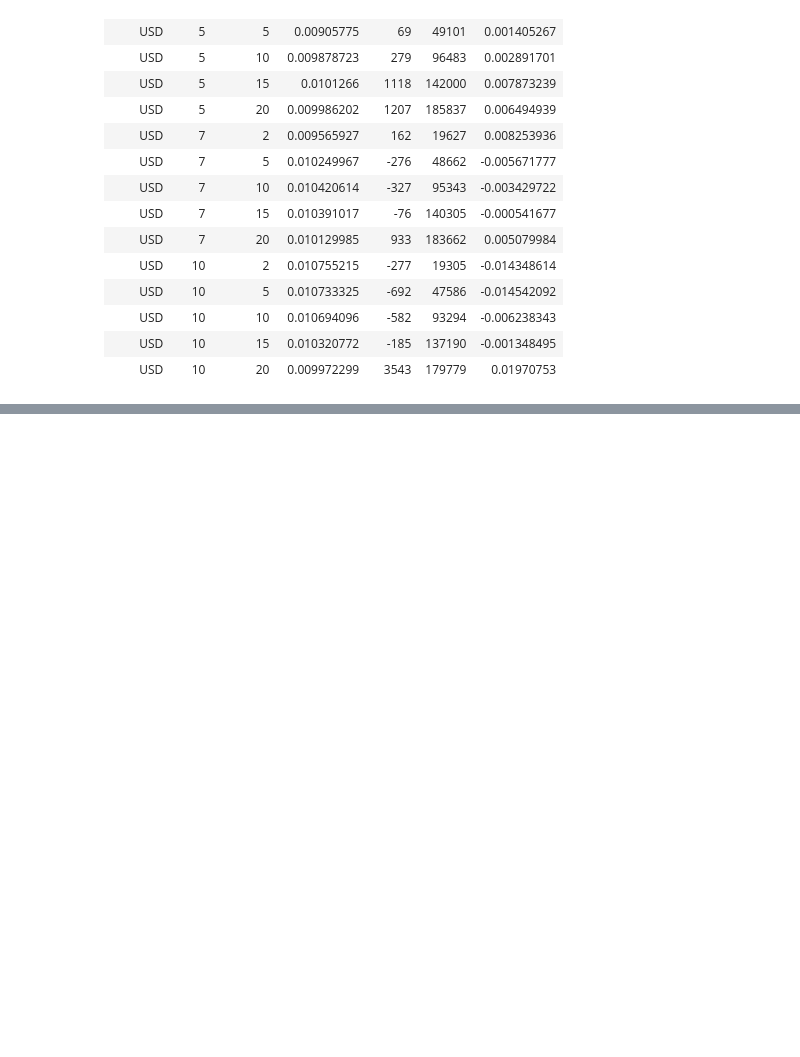
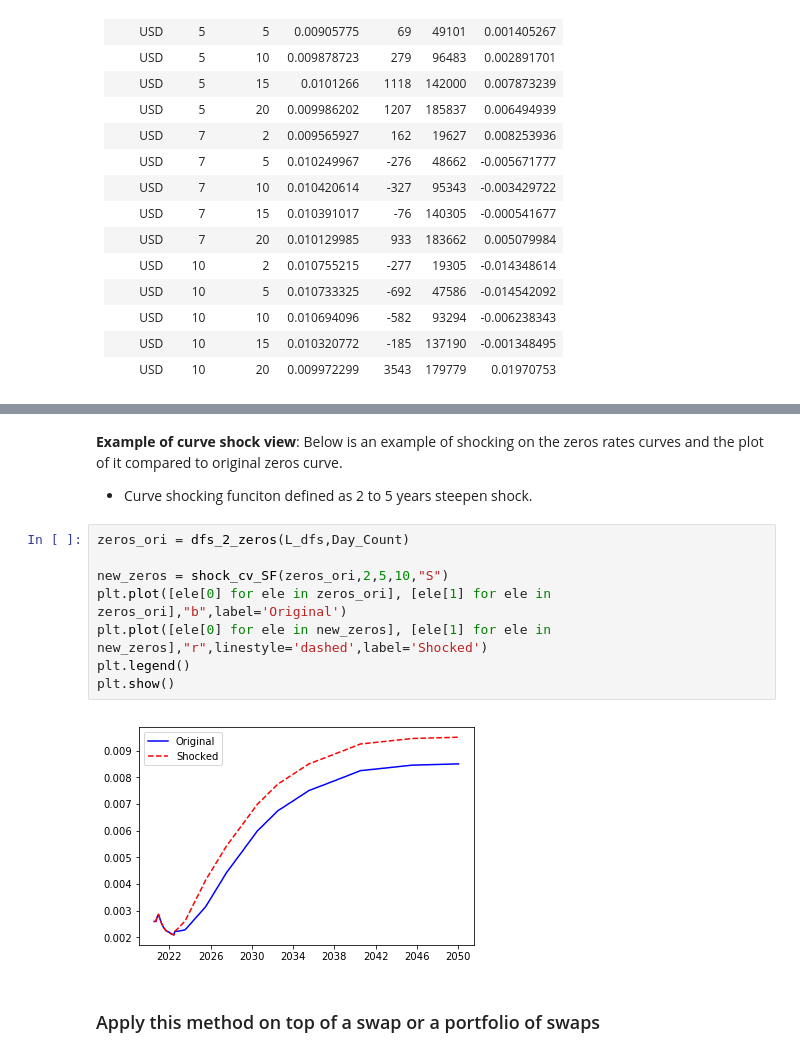
Before and after one commit to Alan-Du/Alan-Du.github.io, a Jupyter notebook: Samples/BootStrap_Review_IBOR_OIS_CSA_SOFR.ipynb, the cells around one changed output, grey strips where cells are left out. Cells and saved outputs as stored; diff of their text form; blank space fills up the shorter version.

```diff
--- a/Samples/BootStrap_Review_IBOR_OIS_CSA_SOFR.ipynb
+++ b/Samples/BootStrap_Review_IBOR_OIS_CSA_SOFR.ipynb
@@ -1016,0 +1077,16 @@ NPV under US-OIS discounting=-11997, NPV under US-SOFR discounting=-11849, (SOFR
+# %% [markdown]
+**Example of curve shock view**:
+Below is an example of shocking on the zeros rates curves and the plot of it compared to original zeros curve.
+* Curve shocking funciton defined as 2 to 5 years steepen shock.
+# %%
+zeros_ori = dfs_2_zeros(L_dfs,Day_Count)
+
+new_zeros = shock_cv_SF(zeros_ori,2,5,10,"S")
+plt.plot([ele[0] for ele in zeros_ori], [ele[1] for ele in zeros_ori],"b",label='Original')
+plt.plot([ele[0] for ele in new_zeros], [ele[1] for ele in new_zeros],"r",linestyle='dashed',label='Shocked')
+plt.legend()
+plt.show()
+# %% [output]
+[figure, added]
+# %% [markdown]
+### Apply this method on top of a swap or a portfolio of swaps
```
Also changed, not shown: parts of 9 cells of this notebook, 1 other file.
